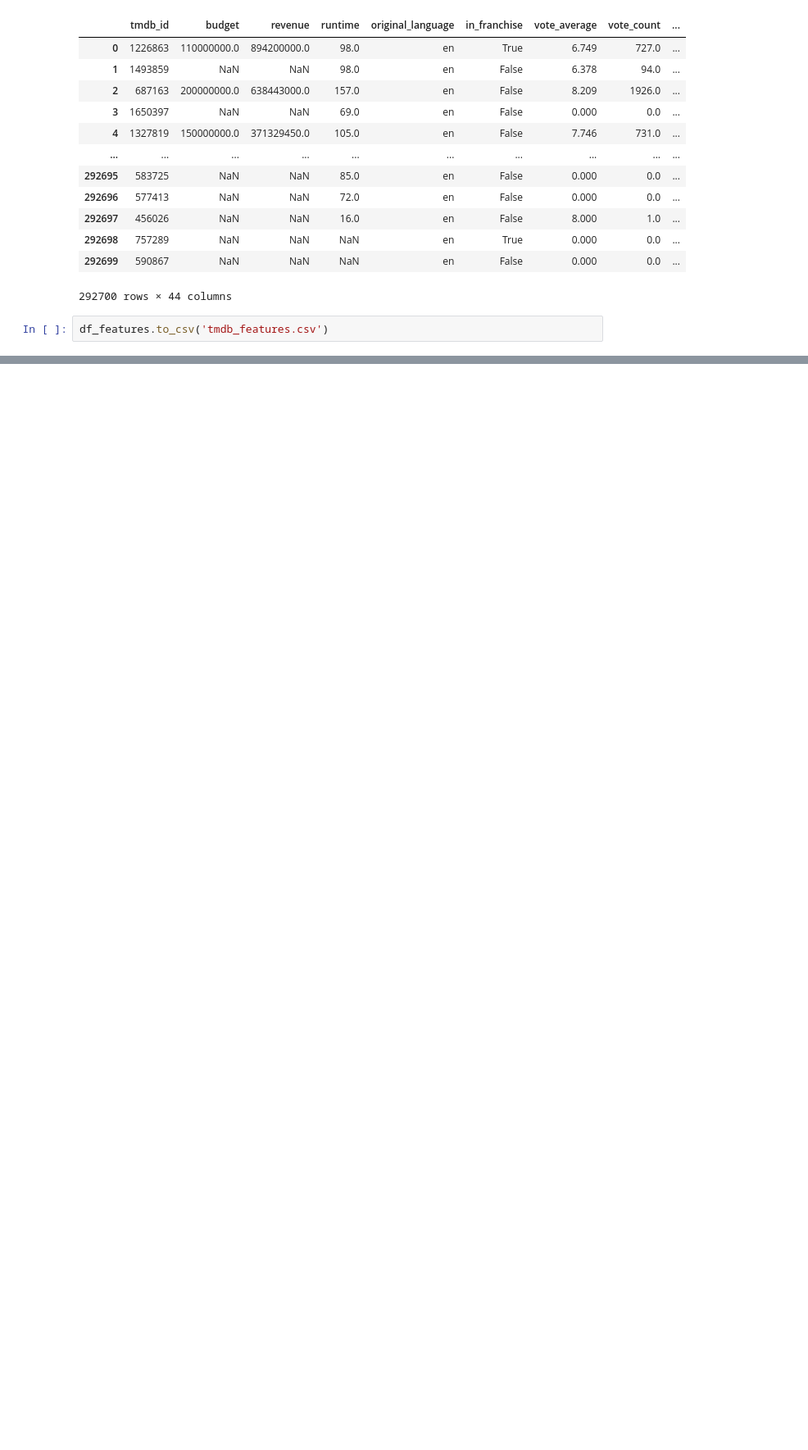
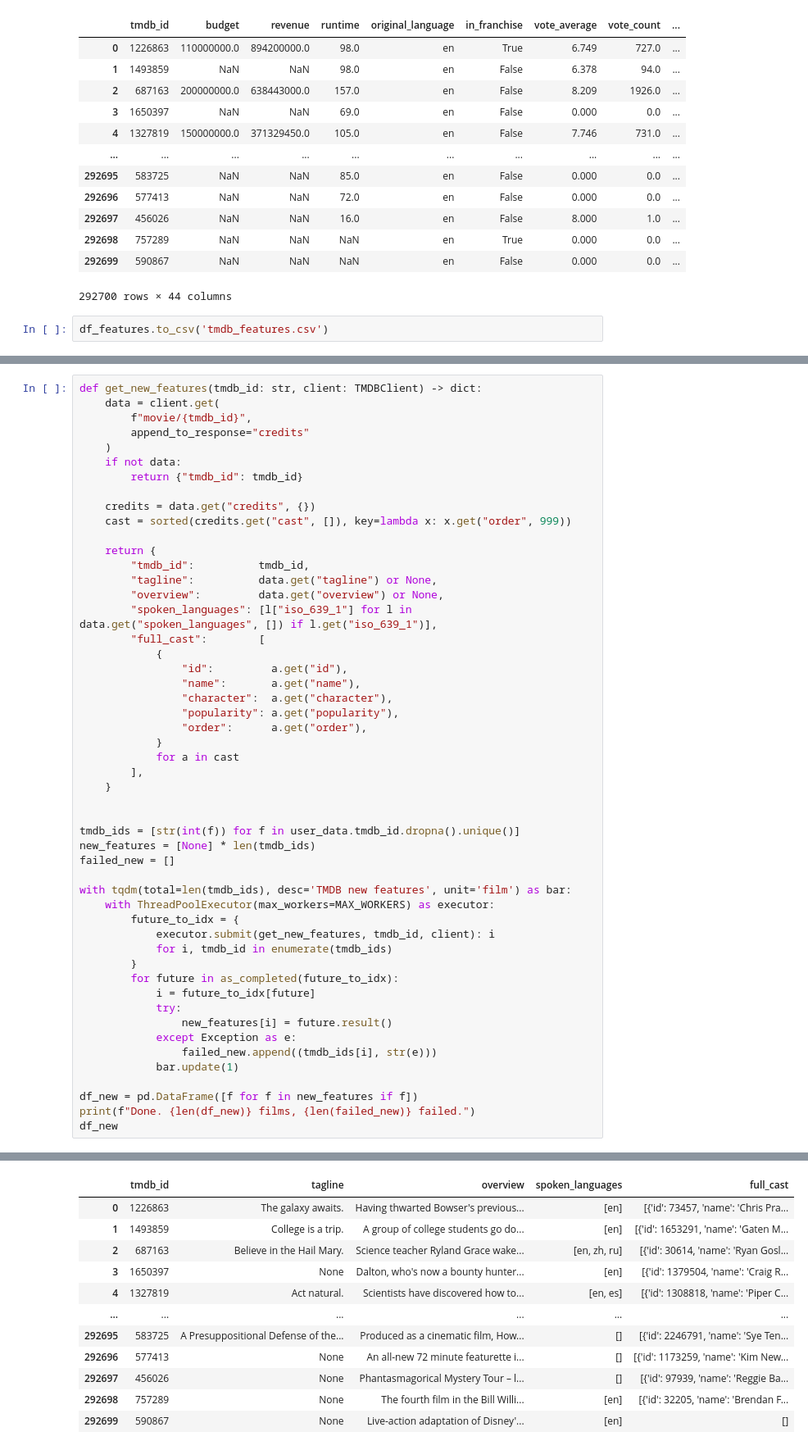
Before and after one commit to WobinWobin/data-trio-project, a Jupyter notebook: DMW/film_data/film_scraper.ipynb, the cells around one changed output, grey strips where cells are left out. Shown at 82% size. Saved outputs shown, nothing was run; the diff lists cells and outputs as text; blank space fills up the shorter version.

Commit message:
Added final_tmdb_movie_data
added cast members, overview, description

```diff
--- a/DMW/film_data/film_scraper.ipynb
+++ b/DMW/film_data/film_scraper.ipynb
@@ -618,0 +579,52 @@ df_merged.iloc[half:].to_csv('movie_data_part2.csv', index=False)
+# %%
+def get_new_features(tmdb_id: str, client: TMDBClient) -> dict:
+    data = client.get(
+        f"movie/{tmdb_id}",
+        append_to_response="credits"
+    )
+    if not data:
+        return {"tmdb_id": tmdb_id}
+
+    credits = data.get("credits", {})
+    cast = sorted(credits.get("cast", []), key=lambda x: x.get("order", 999))
+
+    return {
+        "tmdb_id":          tmdb_id,
+        "tagline":          data.get("tagline") or None,
+        "overview":         data.get("overview") or None,
+        "spoken_languages": [l["iso_639_1"] for l in data.get("spoken_languages", []) if l.get("iso_639_1")],
+        "full_cast":        [
+            {
+                "id":         a.get("id"),
+                "name":       a.get("name"),
+                "character":  a.get("character"),
+                "popularity": a.get("popularity"),
+                "order":      a.get("order"),
+            }
+            for a in cast
+        ],
+    }
+
+
+tmdb_ids = [str(int(f)) for f in user_data.tmdb_id.dropna().unique()]
+new_features = [None] * len(tmdb_ids)
+failed_new = []
+
+with tqdm(total=len(tmdb_ids), desc='TMDB new features', unit='film') as bar:
+    with ThreadPoolExecutor(max_workers=MAX_WORKERS) as executor:
+        future_to_idx = {
+            executor.submit(get_new_features, tmdb_id, client): i
+            for i, tmdb_id in enumerate(tmdb_ids)
+        }
+        for future in as_completed(future_to_idx):
+            i = future_to_idx[future]
+            try:
+                new_features[i] = future.result()
+            except Exception as e:
+                failed_new.append((tmdb_ids[i], str(e)))
+            bar.update(1)
+
+df_new = pd.DataFrame([f for f in new_features if f])
+print(f"Done. {len(df_new)} films, {len(failed_new)} failed.")
+df_new
+# %% [output]
@@ -618,0 +632,12 @@ df_merged.iloc[half:].to_csv('movie_data_part2.csv', index=False)
+|  | tmdb_id | tagline | overview | spoken_languages | full_cast |
+| 0 | 1226863 | The galaxy awaits. | Having thwarted Bowser's previous... | [en] | [{'id': 73457, 'name': 'Chris Pra... |
+| 1 | 1493859 | College is a trip. | A group of college students go do... | [en] | [{'id': 1653291, 'name': 'Gaten M... |
+| 2 | 687163 | Believe in the Hail Mary. | Science teacher Ryland Grace wake... | [en, zh, ru] | [{'id': 30614, 'name': 'Ryan Gosl... |
+| 3 | 1650397 | None | Dalton, who's now a bounty hunter... | [en] | [{'id': 1379504, 'name': 'Craig R... |
+| 4 | 1327819 | Act natural. | Scientists have discovered how to... | [en, es] | [{'id': 1308818, 'name': 'Piper C... |
+| ... | ... | ... | ... | ... | ... |
+| 292695 | 583725 | A Presuppositional Defense of the... | Produced as a cinematic film, How... | [] | [{'id': 2246791, 'name': 'Sye Ten... |
+| 292696 | 577413 | None | An all-new 72 minute featurette i... | [] | [{'id': 1173259, 'name': 'Kim New... |
+| 292697 | 456026 | None | Phantasmagorical Mystery Tour – l... | [] | [{'id': 97939, 'name': 'Reggie Ba... |
+| 292698 | 757289 | None | The fourth film in the Bill Willi... | [en] | [{'id': 32205, 'name': 'Brendan F... |
+| 292699 | 590867 | None | Live-action adaptation of Disney'... | [en] | [] |
```
Also changed, not shown: parts of 10 cells of this notebook, 14 other files.
